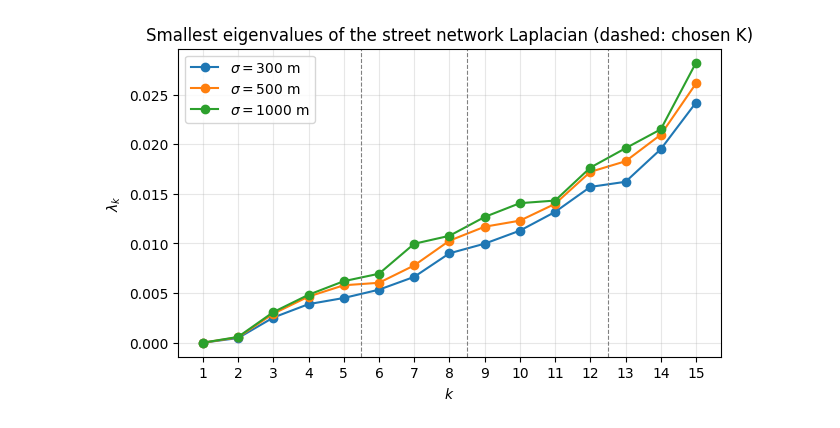
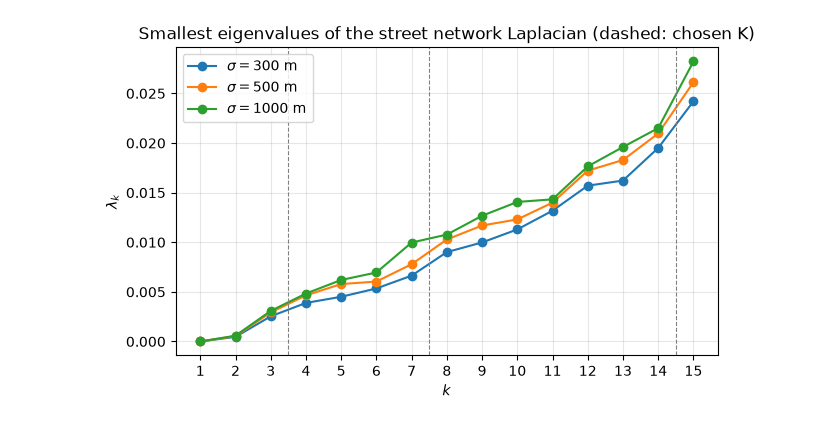
Before and after one commit to theaboge/spectral_clustering, a Jupyter notebook: map_test.ipynb, the cells around one changed output. Drawn from its saved outputs; the diff is of its cells as text; code cells hidden in the pictures.

```diff
--- a/map_test.ipynb
+++ b/map_test.ipynb
@@ -157,32 +174,32 @@ def street_laplacian(A_dist, sigma):
     Parameters:
         A_dist: Sparse matrix of road lengths (meters), scipy sparse matrix of shape (N,N)
         sigma: The value of sigma (meters)
 
     Return:
         L: The Laplacian matrix, scipy sparse matrix of shape (N,N)
     '''
     W = A_dist.copy()
     W.data = np.exp(-(W.data ** 2) / (2 * sigma ** 2))
     D = sp.diags(np.asarray(W.sum(axis=1)).ravel())
     return (D - W).tocsr()
 
 
 sigmas = [300, 500, 1000]
-Ks = [5, 8, 12]
+Ks = [3, 7, 14]
 
 # Eigengap: the 15 smallest eigenvalues for each sigma
 fig, ax = plt.subplots(figsize=(7, 4))
 for s in sigmas:
     lambdas_s = la.eigh(street_laplacian(A_dist, s).toarray(), eigvals_only=True)[:15]
     ax.plot(np.arange(1, 16), lambdas_s, "o-", label=fr"$\sigma = {s}$ m")
 for K in Ks:
     ax.axvline(K + 0.5, color="grey", ls="--", lw=0.8)
 ax.set_xlabel("$k$")
 ax.set_ylabel(r"$\lambda_k$")
 ax.set_title("Smallest eigenvalues of the street network Laplacian (dashed: chosen K)")
 ax.set_xticks(np.arange(1, 16))
 ax.grid(alpha=0.3)
 ax.legend()
 plt.show()
 # %% [output]
-[figure, old version]
+[figure, new version]
```
Also changed, not shown: parts of 17 cells of this notebook, 4 other files.
